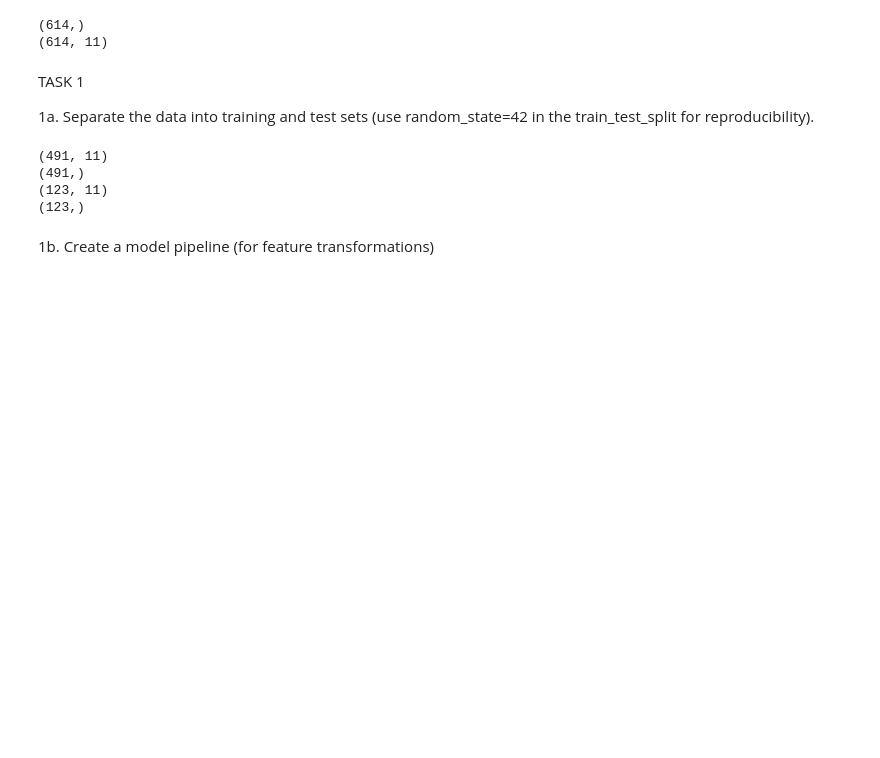
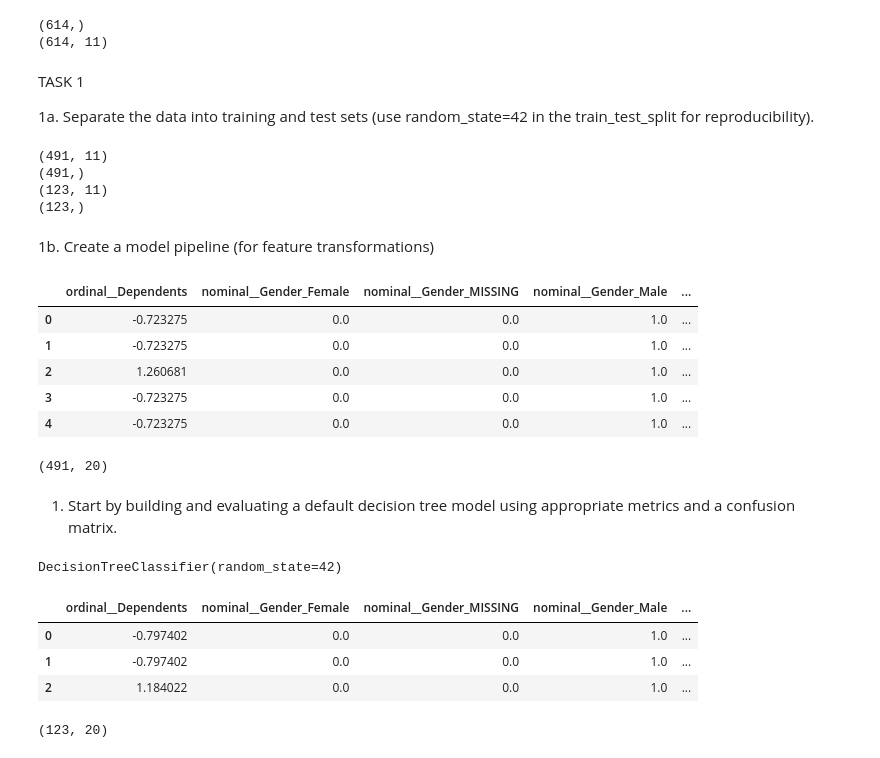
Before and after one commit to ayebaishmo/Loan_ML, a Jupyter notebook: Ayebazibwe_Ishmael.ipynb, the cells around one changed output. Saved outputs shown, nothing was run; the diff lists cells and outputs as text; code cells hidden in the pictures; blank space fills up the shorter version.

```diff
--- a/Ayebazibwe_Ishmael.ipynb
+++ b/Ayebazibwe_Ishmael.ipynb
@@ -84,9 +87,42 @@ categorical_pipeline = Pipeline(steps=[
 ])
 # %%
 # Identify numerical columns
-numerical_columns = ['Credit_History', 'Loan_Amount_Term', 'LoanAmount', 'CoapplicantIncome', 'ApplicantIncome']
+numerical_features = ['Credit_History', 'Loan_Amount_Term', 'LoanAmount', 'CoapplicantIncome', 'ApplicantIncome']
 # Define the tranformation pipeline for the numerical features
 numerical_pipeline = Pipeline(steps=[
     ('imputer', SimpleImputer(strategy='mean')),
-    ('scaler', StandardScaler)
+    ('scaler', StandardScaler())
 ])
+# %%
+# define tuples for the pipelines created and attributes to them
+ordinal_tuples = ('ordinal', ordinal_pipeline, ordinal_features)
+nominal_tuples = ('nominal', nominal_pipeline, nominal_features)
+numeric_tuples = ('numeric', numerical_pipeline, numerical_features)
+# %%
+# I created a columns tranfromer to inlcude all my pipelines tuples
+column_transformer = ColumnTransformer(transformers=[
+    ordinal_tuples,
+    nominal_tuples,
+    numeric_tuples
+])
+# %%
+# fit and transform the X_train dataset to the column_trnsformer to make it ready for ready for the model.
+X_train_transformed = column_transformer.fit_transform(X_train)
+# %%
+# transform  the fitted and tranformed X_train set to dataframe
+X_train_transformed = pd.DataFrame(X_train_transformed, columns=column_transformer.get_feature_names_out())
+X_train_transformed.head()
+# %% [output]
+|  | ordinal__Dependents | nominal__Gender_Female | nominal__Gender_MISSING | nominal__Gender_Male | ... |
+| 0 | -0.723275 | 0.0 | 0.0 | 1.0 | ... |
+| 1 | -0.723275 | 0.0 | 0.0 | 1.0 | ... |
+| 2 | 1.260681 | 0.0 | 0.0 | 1.0 | ... |
+| 3 | -0.723275 | 0.0 | 0.0 | 1.0 | ... |
+| 4 | -0.723275 | 0.0 | 0.0 | 1.0 | ... |
+# %%
+# lets print the shape to confirm we are using tht right train set
+X_train_transformed.shape
+# %% [output]
+(491, 20)
+# %% [markdown]
+1. Start by building and evaluating a default decision tree model using appropriate metrics and a confusion matrix.
@@ -92,0 +132,24 @@ numerical_pipeline = Pipeline(steps=[
+# %%
+# Fit the default model
+default_dec_tree.fit(X_train_transformed, y_train)
+# %% [output]
+DecisionTreeClassifier(random_state=42)
+# %%
+# test the model
+# Before I test the model we need to tranform the test set too, to make the data clean and suitable the model
+# However since I have already created the Pipelines lets transform the test set immediately
+X_test_transformed = column_transformer.fit_transform(X_test)
+# I transform the array to dataframe in order to capture feature names created during the encoding
+X_test_transformed = pd.DataFrame(X_test_transformed, columns=column_transformer.get_feature_names_out())
+# print out the first three rows and the shpe to make sure am using the right test set
+X_test_transformed.head(3)
+# %% [output]
+|  | ordinal__Dependents | nominal__Gender_Female | nominal__Gender_MISSING | nominal__Gender_Male | ... |
+| 0 | -0.797402 | 0.0 | 0.0 | 1.0 | ... |
+| 1 | -0.797402 | 0.0 | 0.0 | 1.0 | ... |
+| 2 | 1.184022 | 0.0 | 0.0 | 1.0 | ... |
+# %%
+# to make sure am using the right test set let me print the shape
+X_test_transformed.shape
+# %% [output]
+(123, 20)
```
Also changed, not shown: parts of 8 cells of this notebook.
